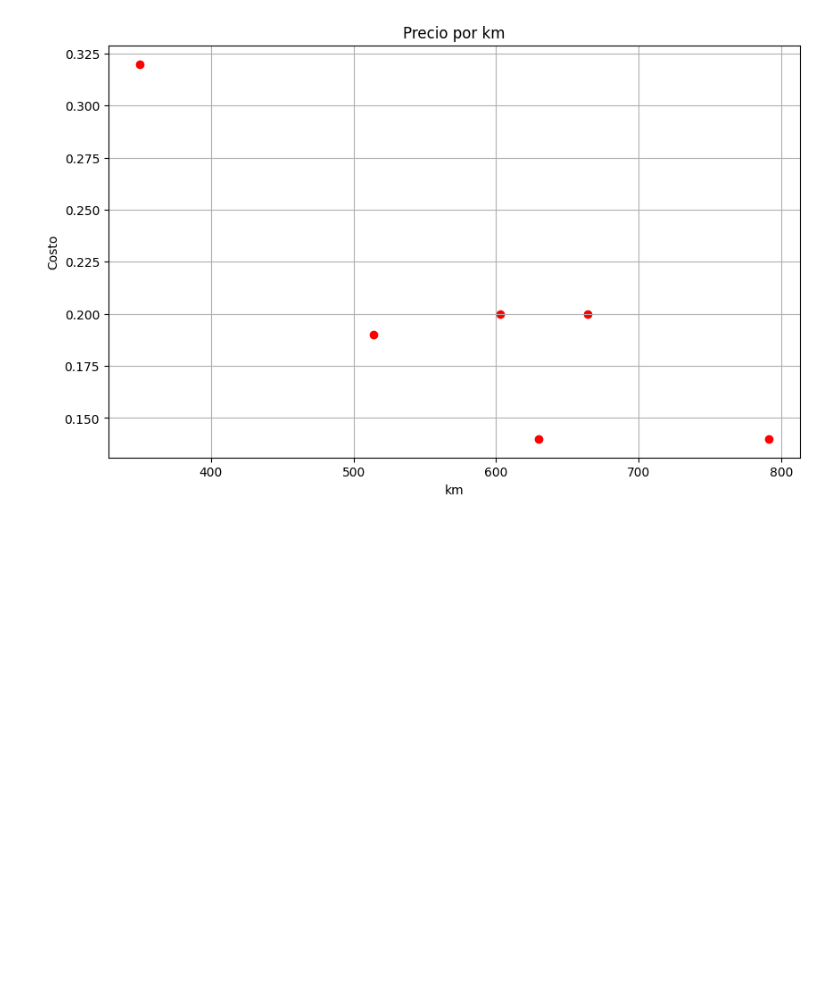
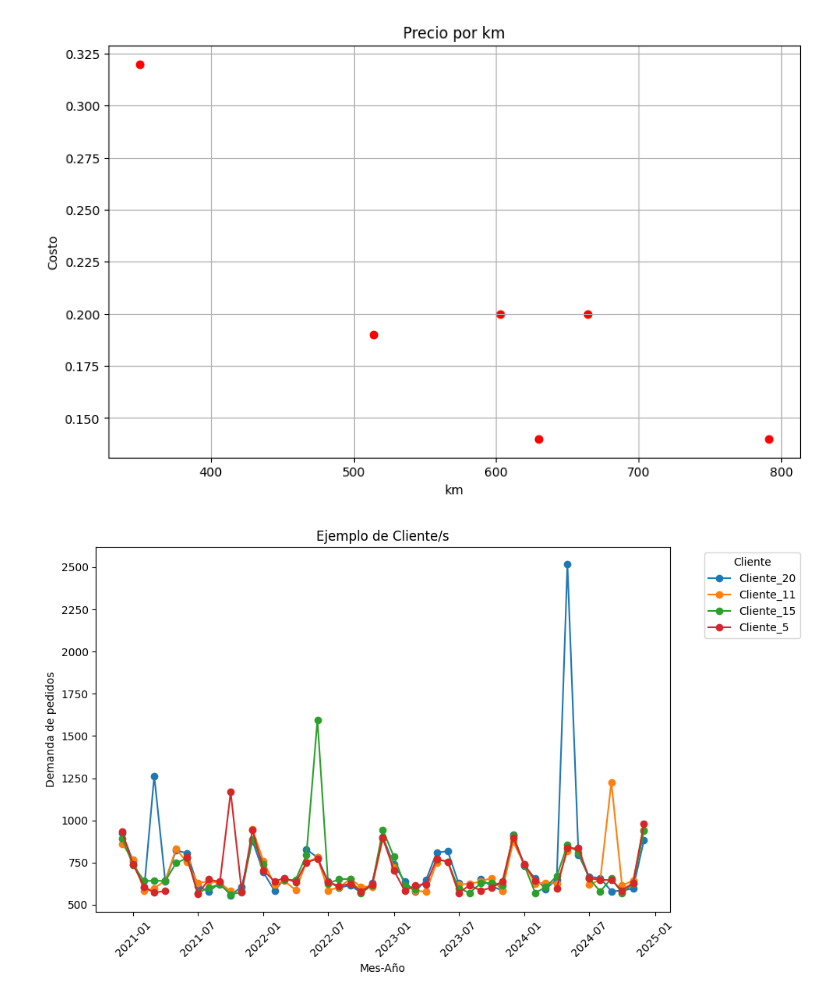
Before and after one commit to GamblerRunner/P1_MercanciasPerecederas, a Jupyter notebook: Notebooks/PruebasP1.ipynb, the cells around one changed output. Cells and saved outputs as stored; diff of their text form; code cells hidden in the pictures; blank space fills up the shorter version.

```diff
--- a/PruebasP1.ipynb
+++ b/Notebooks/PruebasP1.ipynb
@@ -8,12 +8,12 @@ import plotly.express as px
 from geopy.geocoders import Nominatim
 import matplotlib.pyplot as plt
 # %%
-df_order_historic_demand = pd.read_excel('Datos_P1/df_historic_order_demand.xlsx')
-df_distance_km = pd.read_excel('Datos_P1/df_distance_km.xlsx')
-df_distance_min = pd.read_excel('Datos_P1/df_distance_min.xlsx')
-df_location = pd.read_excel('Datos_P1/df_location.xlsx')
-df_orders = pd.read_excel('Datos_P1/df_orders.xlsx')
-df_vehicle = pd.read_excel('Datos_P1/df_vehicle.xlsx')
+df_order_historic_demand = pd.read_excel('../Datos_P1/df_historic_order_demand.xlsx')
+df_distance_km = pd.read_excel('../Datos_P1/df_distance_km.xlsx')
+df_distance_min = pd.read_excel('../Datos_P1/df_distance_min.xlsx')
+df_location = pd.read_excel('../Datos_P1/df_location.xlsx')
+df_orders = pd.read_excel('../Datos_P1/df_orders.xlsx')
+df_vehicle = pd.read_excel('../Datos_P1/df_vehicle.xlsx')
 print(df_order_historic_demand)
 # %% [output]
         cliente mes_anio  order_demand
@@ -102,5 +102,26 @@ plt.show()
 # %% [output]
 [figure]
 [figure]
+# %%
+plt.figure(figsize=(10, 6))
+
+clientes = df_order_historic_demand['cliente'].drop_duplicates().sample(3).tolist()
+
+clientes.append("Cliente_5")
+
+for cliente in clientes:
+    df_cliente = df_order_historic_demand[df_order_historic_demand['cliente'] == cliente]
+    plt.plot(df_cliente['mes_anio'], df_cliente['order_demand'], label=cliente, marker='o')
+
+plt.xlabel('Mes-Año')
+plt.ylabel('Demanda de pedidos')
+plt.title('Ejemplo de Cliente/s')
+plt.xticks(rotation=45)
+plt.legend(title='Cliente', bbox_to_anchor=(1.05, 1), loc='upper left')
+
+plt.tight_layout()
+plt.show()
+# %% [output]
+[figure, added]
 # %%
 # FIN
```
Also changed, not shown: 6 other files.
